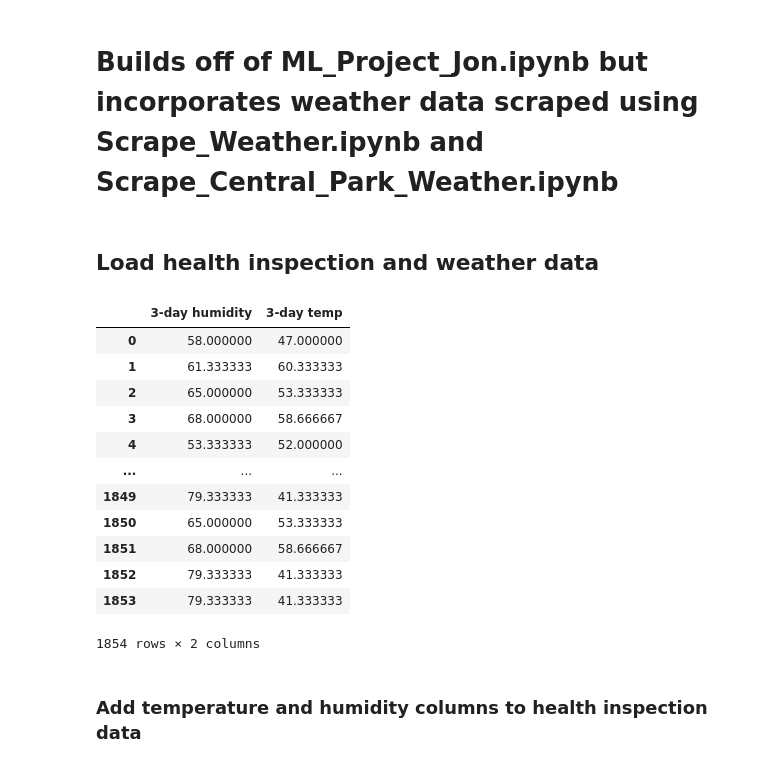
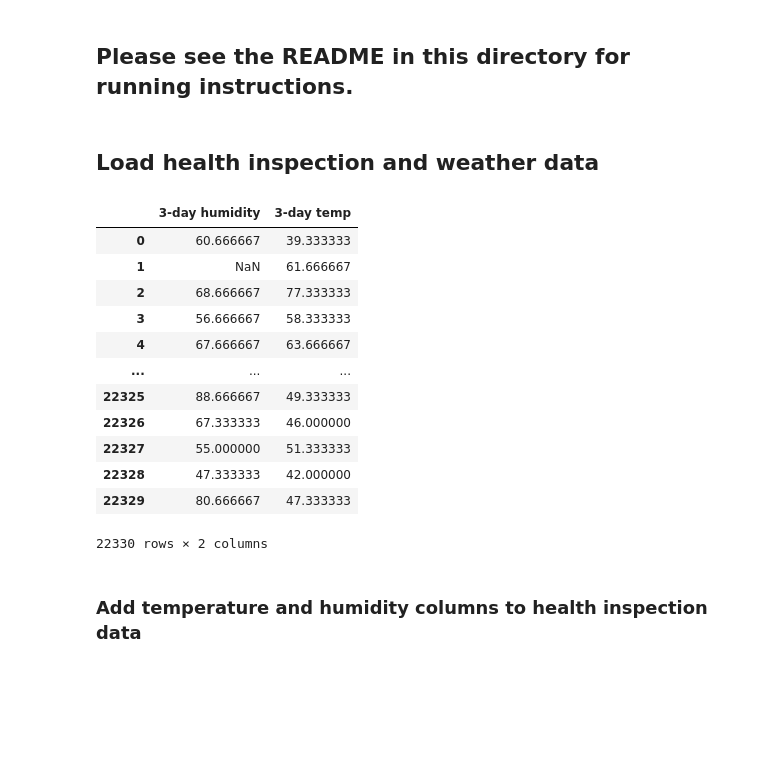
Before and after one commit to jchelmers/urban-data-project, a Jupyter notebook: Weather/Incorporate_Weather_Data.ipynb, the cells around one changed output. Drawn from its saved outputs; the diff is of its cells as text; code cells hidden in the pictures; blank space fills up the shorter version.

Commit message:
Organizing Weather folder, adding README

```diff
--- a/Weather/Incorporate_Weather_Data_Julie.ipynb
+++ b/Weather/Incorporate_Weather_Data.ipynb
@@ -1,5 +1,5 @@
-# %% [markdown]
-# Builds off of ML_Project_Jon.ipynb but incorporates weather data scraped using Scrape_Weather.ipynb and Scrape_Central_Park_Weather.ipynb
+# %% [markdown]
+## Please see the README in this directory for running instructions.
 # %%
 import numpy as np
 import pandas as pd
@@ -22,23 +22,22 @@ pd.set_option('max_rows', 10)
 # %%
 violations_df = pd.read_csv('../health_inspect_cleaned.csv', index_col=0)
 weather_df = pd.read_csv('weather_data.csv', index_col=None)
-CentralPark_df = pd.read_csv('weather_CentralPark.csv', index_col=0)
 
-display(CentralPark_df)
+display(weather_df)
 # %% [output]
 |  | 3-day humidity | 3-day temp |
-| 0 | 58.000000 | 47.000000 |
-| 1 | 61.333333 | 60.333333 |
-| 2 | 65.000000 | 53.333333 |
-| 3 | 68.000000 | 58.666667 |
-| 4 | 53.333333 | 52.000000 |
+| 0 | 60.666667 | 39.333333 |
+| 1 | NaN | 61.666667 |
+| 2 | 68.666667 | 77.333333 |
+| 3 | 56.666667 | 58.333333 |
+| 4 | 67.666667 | 63.666667 |
 | ... | ... | ... |
-| 1849 | 79.333333 | 41.333333 |
-| 1850 | 65.000000 | 53.333333 |
-| 1851 | 68.000000 | 58.666667 |
-| 1852 | 79.333333 | 41.333333 |
-| 1853 | 79.333333 | 41.333333 |
+| 22325 | 88.666667 | 49.333333 |
+| 22326 | 67.333333 | 46.000000 |
+| 22327 | 55.000000 | 51.333333 |
+| 22328 | 47.333333 | 42.000000 |
+| 22329 | 80.666667 | 47.333333 |
-1854 rows × 2 columns
+22330 rows × 2 columns
 # %% [markdown]
 ### Add temperature and humidity columns to health inspection data
 # %%
```
Also changed, not shown: parts of 28 cells of this notebook, 2 other files.
